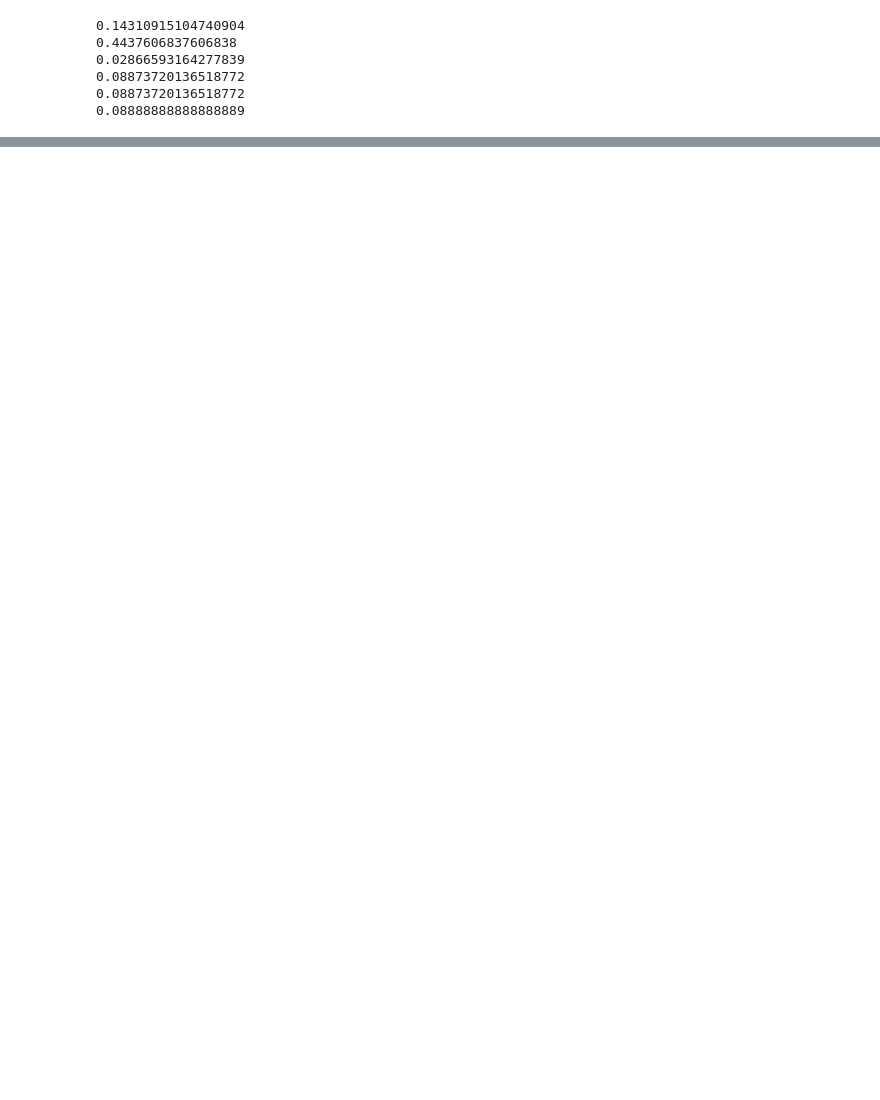
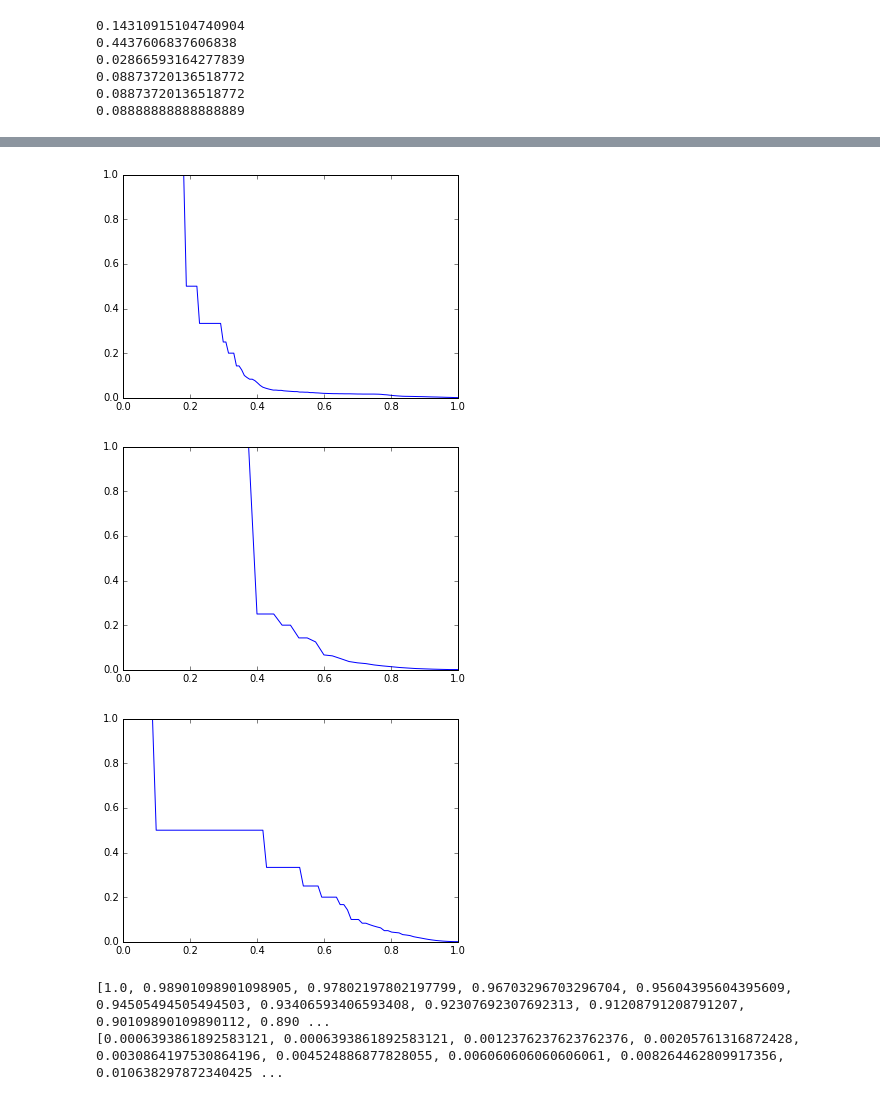
Before and after one commit to fedesevle/Redes_FLEM, a Jupyter notebook: TP2/TP_2.ipynb, the cells around one changed output, grey strips where cells are left out. Saved outputs shown, nothing was run; the diff lists cells and outputs as text; code cells hidden in the pictures; blank space fills up the shorter version.

```diff
--- a/TP2/TP_2.ipynb
+++ b/TP2/TP_2.ipynb
@@ -136,0 +155,78 @@ print(es)
+# %%
+grados = [gra for (nom,gra) in G.degree()] # [lo_que_quiero  for los_elementos in iterable]
+nombre = [nom for (nom,gra) in G.degree()] # [lo_que_quiero  for los_elementos in iterable]
+Datos = np.asarray(grados)
+
+frac=[]
+x=[]
+
+for i in range(max(Datos)):
+    ese=0
+    noese=0
+    for j in range(len(Datos)):
+        if Datos[j]>=i:
+            if G.nodes[nombre[j]]['es']==1:
+                ese=+1
+            else:
+                noese=noese+1
+    frac.append(ese/float(ese+noese))
+    xi=1-1/max(Datos)*i
+    x.append(xi)
+
+plt.plot(x,frac)
+plt.show()
+
+grados = [gra for (nom,gra) in H.degree()] # [lo_que_quiero  for los_elementos in iterable]
+nombre = [nom for (nom,gra) in H.degree()] # [lo_que_quiero  for los_elementos in iterable]
+Datos = np.asarray(grados)
+
+frac=[]
+x=[]
+
+for i in range(max(Datos)):
+    ese=0
+    noese=0
+    for j in range(len(Datos)):
+        if Datos[j]>=i:
+            if H.nodes[nombre[j]]['es']==1:
+                ese=+1
+            else:
+                noese=noese+1
+    frac.append(ese/float(ese+noese))
+    xi=1-1/max(Datos)*i
+    x.append(xi)
+
+plt.plot(x,frac)
+plt.show()
+
+grados = [gra for (nom,gra) in J.degree()] # [lo_que_quiero  for los_elementos in iterable]
+nombre = [nom for (nom,gra) in J.degree()] # [lo_que_quiero  for los_elementos in iterable]
+Datos = np.asarray(grados)
+
+frac=[]
+x=[]
+
+for i in range(max(Datos)):
+    ese=0
+    noese=0
+    for j in range(len(Datos)):
+        if Datos[j]>=i:
+            if J.nodes[nombre[j]]['es']==1:
+                ese=+1
+            else:
+                noese=noese+1
+    frac.append(ese/float(ese+noese))
+    xi=1-1/max(Datos)*i
+    x.append(xi)
+
+plt.plot(x,frac)
+plt.show()
+
+print(x)
+print(frac)
+# %% [output]
+[figure, added]
+[figure, added]
+[figure, added]
+[1.0, 0.98901098901098905, 0.97802197802197799, 0.96703296703296704, 0.95604395604395609, 0.94505494505494503, 0.93406593406593408, 0.92307692307692313, 0.91208791208791207, 0.90109890109890112, 0.890 ...
+[0.0006393861892583121, 0.0006393861892583121, 0.0012376237623762376, 0.00205761316872428, 0.0030864197530864196, 0.004524886877828055, 0.006060606060606061, 0.008264462809917356, 0.010638297872340425 ...
```
Also changed, not shown: parts of 9 cells of this notebook, 1 other file.
